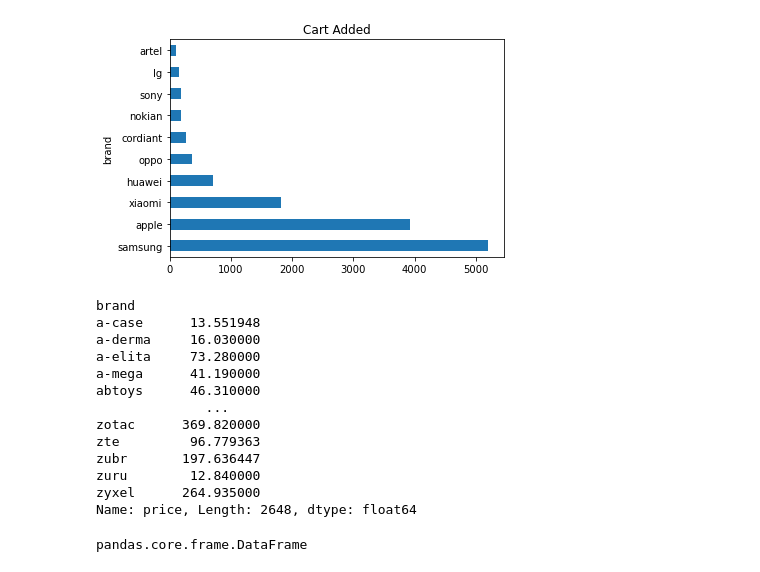
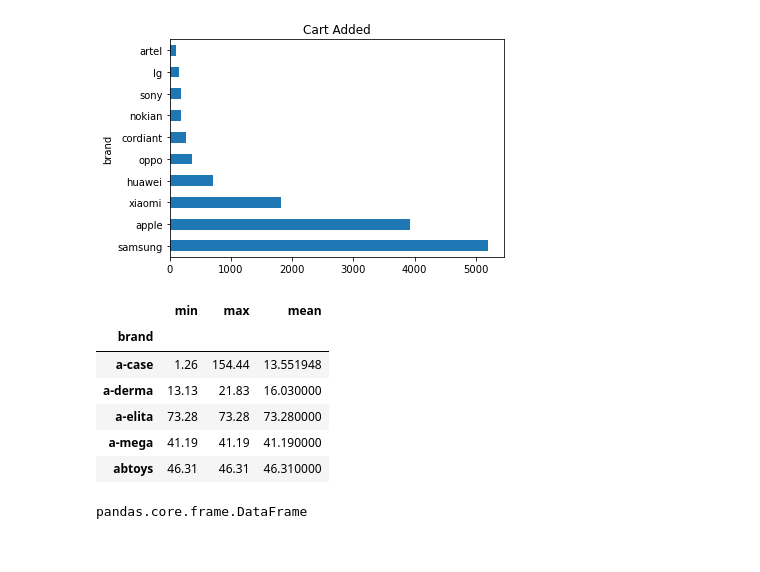
Before and after one commit to Hmmsien/ECommerce_behavior, a Jupyter notebook: data-exploration.ipynb, the cells around one changed output. Drawn from its saved outputs; the diff is of its cells as text; code cells hidden in the pictures.

Commit message:
starting exploration | brand prices stats

```diff
--- a/data-exploration.ipynb
+++ b/data-exploration.ipynb
@@ -205,22 +205,17 @@ count_brand_cart[:10].plot(kind="barh", title="Cart Added")
 # %%
 # Average Price per brand (How expensive a brand is )
 
 brand_gb = df.groupby("brand")
-brand_gb["price"].mean()
+agg_brand_price = brand_gb["price"].agg(["min", "max", "mean"])
+agg_brand_price.head()
 # %% [output]
-brand
-a-case      13.551948
-a-derma     16.030000
-a-elita     73.280000
-a-mega      41.190000
-abtoys      46.310000
-              ...
-zotac      369.820000
-zte         96.779363
-zubr       197.636447
-zuru        12.840000
-zyxel      264.935000
-Name: price, Length: 2648, dtype: float64
+|  | min | max | mean |
+| brand |  |  |  |
+| a-case | 1.26 | 154.44 | 13.551948 |
+| a-derma | 13.13 | 21.83 | 16.030000 |
+| a-elita | 73.28 | 73.28 | 73.280000 |
+| a-mega | 41.19 | 41.19 | 41.190000 |
+| abtoys | 46.31 | 46.31 | 46.310000 |
 # %%
 brand_stats = pd.merge(count_brand_cart, count_brand_view, right_index=True, left_index= True)
 brand_stats.columns=["cart", "view"]
```
Also changed, not shown: parts of 1 cell of this notebook.
